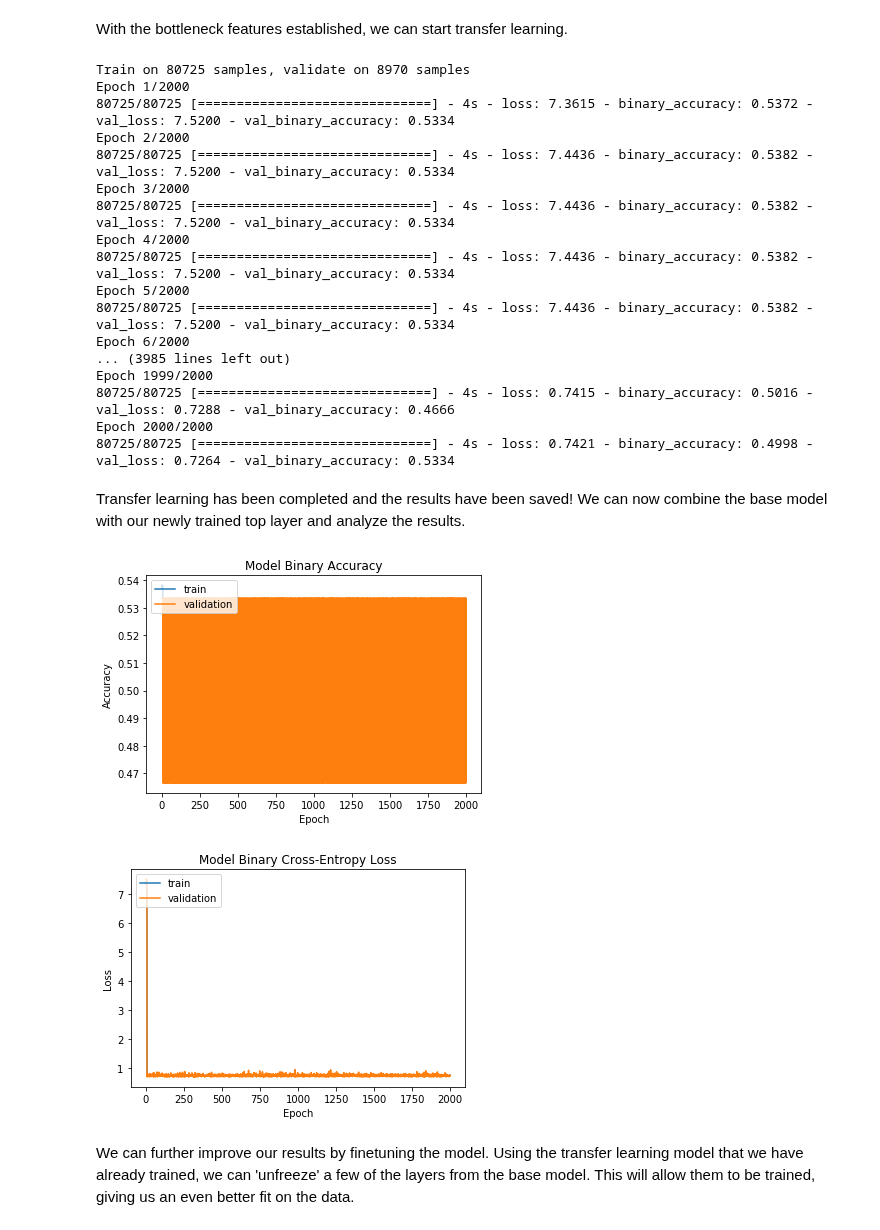
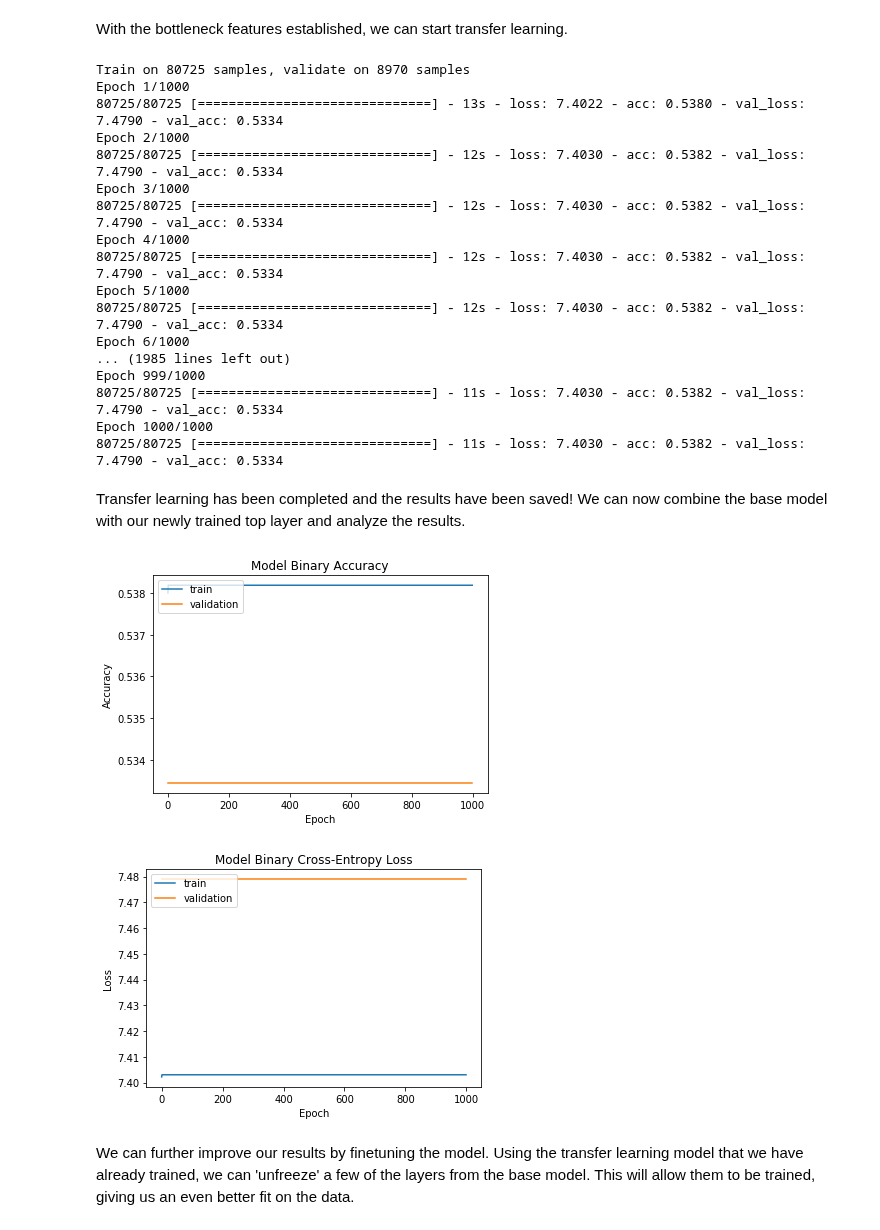
Before and after one commit to justiniann/ConvX, a Jupyter notebook: source/convx/convx.ipynb, the cells around one changed output. Cells and saved outputs as stored; diff of their text form; code cells hidden in the pictures.

```diff
--- a/source/convx/convx.ipynb
+++ b/source/convx/convx.ipynb
@@ -110,82 +100,84 @@ if not os.path.exists(bottleneck_file_path):
 # %% [markdown]
 With the bottleneck features established, we can start transfer learning.
 # %%
-def build_fully_connected_top_layer(connecting_shape):
+def build_fully_connected_top_layer(connecting_shape, dropout=True):
     top_layers = Sequential()
-    top_layers.add(Flatten(input_shape=connecting_shape))
-    top_layers.add(Dense(256, activation='tanh'))
-    top_layers.add(Dropout(0.2))
-    top_layers.add(Dense(1, activation='sigmoid'))
+    top_layers.add(GlobalAveragePooling2D(input_shape=connecting_shape))
+    top_layers.add(Dense(512, activation='relu'))
+    if dropout:
+        top_layers.add(Dropout(0.2))
+    top_layers.add(Dense(2, activation='softmax'))
     return top_layers
+
+def compile_model(model):
+    model.compile(loss='binary_crossentropy', optimizer='sgd', metrics=['accuracy'])
 
 # load training data
 train_data = np.load(open(train_bottleneck_file, 'rb'))
-input_shape = train_data.shape[1:]
-train_labels = np.array(([0] * healthy_train_images) + ([1] * unhealthy_train_images))
-
+train_labels = to_categorical(np.array(([0] * healthy_train_images) + ([1] * unhealthy_train_images)),
+                              num_classes=2)
 # load validation data
 validation_data = np.load(open(validation_bottleneck_file, 'rb'))
-validation_labels = np.array([0] * healthy_validation_images + [1] * unhealthy_validation_images)
+validation_labels = to_categorical(np.array([0] * healthy_validation_images + [1] * unhealthy_validation_images),
+                                   num_classes=2)
 
-top_layer = build_fully_connected_top_layer(input_shape)
+top_layer = build_fully_connected_top_layer(train_data.shape[1:])
 
-top_layer.compile(loss='binary_crossentropy',
-                  optimizer=optimizers.RMSprop(lr=0.005),
-                  metrics=[metrics.binary_accuracy])
+compile_model(top_layer)
 
 transfer_history = top_layer.fit(train_data, train_labels,
-              epochs=transfer_learning_epochs,
-              batch_size=batch_size,
-              validation_data=(validation_data, validation_labels),
-              shuffle=True,
-              verbose=1)
+                                  epochs=transfer_learning_epochs,
+                                  batch_size=batch_size,
+                                  validation_data=(validation_data, validation_labels),
+                                  shuffle=True,
+                                  verbose=1)
 
 top_layers_weights_path = os.path.join(models_save_directory, "transfer_learning_weights.h5")
 top_layer.save_weights(top_layers_weights_path)
 # %% [output]
 Train on 80725 samples, validate on 8970 samples
-Epoch 1/2000
-80725/80725 [==============================] - 4s - loss: 7.3615 - binary_accuracy: 0.5372 - val_loss: 7.5200 - val_binary_accuracy: 0.5334
-Epoch 2/2000
-80725/80725 [==============================] - 4s - loss: 7.4436 - binary_accuracy: 0.5382 - val_loss: 7.5200 - val_binary_accuracy: 0.5334
-Epoch 3/2000
-80725/80725 [==============================] - 4s - loss: 7.4436 - binary_accuracy: 0.5382 - val_loss: 7.5200 - val_binary_accuracy: 0.5334
-Epoch 4/2000
-80725/80725 [==============================] - 4s - loss: 7.4436 - binary_accuracy: 0.5382 - val_loss: 7.5200 - val_binary_accuracy: 0.5334
-Epoch 5/2000
-80725/80725 [==============================] - 4s - loss: 7.4436 - binary_accuracy: 0.5382 - val_loss: 7.5200 - val_binary_accuracy: 0.5334
-Epoch 6/2000
-... (3985 lines left out)
-Epoch 1999/2000
-80725/80725 [==============================] - 4s - loss: 0.7415 - binary_accuracy: 0.5016 - val_loss: 0.7288 - val_binary_accuracy: 0.4666
-Epoch 2000/2000
-80725/80725 [==============================] - 4s - loss: 0.7421 - binary_accuracy: 0.4998 - val_loss: 0.7264 - val_binary_accuracy: 0.5334
+Epoch 1/1000
+80725/80725 [==============================] - 13s - loss: 7.4022 - acc: 0.5380 - val_loss: 7.4790 - val_acc: 0.5334
+Epoch 2/1000
+80725/80725 [==============================] - 12s - loss: 7.4030 - acc: 0.5382 - val_loss: 7.4790 - val_acc: 0.5334
+Epoch 3/1000
+80725/80725 [==============================] - 12s - loss: 7.4030 - acc: 0.5382 - val_loss: 7.4790 - val_acc: 0.5334
+Epoch 4/1000
+80725/80725 [==============================] - 12s - loss: 7.4030 - acc: 0.5382 - val_loss: 7.4790 - val_acc: 0.5334
+Epoch 5/1000
+80725/80725 [==============================] - 12s - loss: 7.4030 - acc: 0.5382 - val_loss: 7.4790 - val_acc: 0.5334
+Epoch 6/1000
+... (1985 lines left out)
+Epoch 999/1000
+80725/80725 [==============================] - 11s - loss: 7.4030 - acc: 0.5382 - val_loss: 7.4790 - val_acc: 0.5334
+Epoch 1000/1000
+80725/80725 [==============================] - 11s - loss: 7.4030 - acc: 0.5382 - val_loss: 7.4790 - val_acc: 0.5334
 # %% [markdown]
 Transfer learning has been completed and the results have been saved! We can now combine the base model with our newly trained top layer and analyze the results.
 # %%
 def display_history(history):
     # summarize history for accuracy
-    plt.plot(history.history['binary_accuracy'])
-    plt.plot(history.history['val_binary_accuracy'])
+    plt.plot(history.history['acc'])
+    plt.plot(history.history['val_acc'])
     plt.title('Model Binary Accuracy')
     plt.ylabel('Accuracy')
     plt.xlabel('Epoch')
     plt.legend(['train', 'validation'], loc='upper left')
     plt.show()
 
     # summarize history for loss
     plt.plot(history.history['loss'])
     plt.plot(history.history['val_loss'])
     plt.title('Model Binary Cross-Entropy Loss')
     plt.ylabel('Loss')
     plt.xlabel('Epoch')
     plt.legend(['train', 'validation'], loc='upper left')
     plt.show()
 
 display_history(transfer_history)
 # %% [output]
-[figure, old version]
+[figure, new version]
-[figure, old version]
+[figure, new version]
 # %% [markdown]
 We can further improve our results by finetuning the model. Using the transfer learning model that we have already trained, we can 'unfreeze' a few of the layers from the base model. This will allow them to be trained, giving us an even better fit on the data.
 # %%
```
Also changed, not shown: parts of 6 cells of this notebook, 1 other file.
